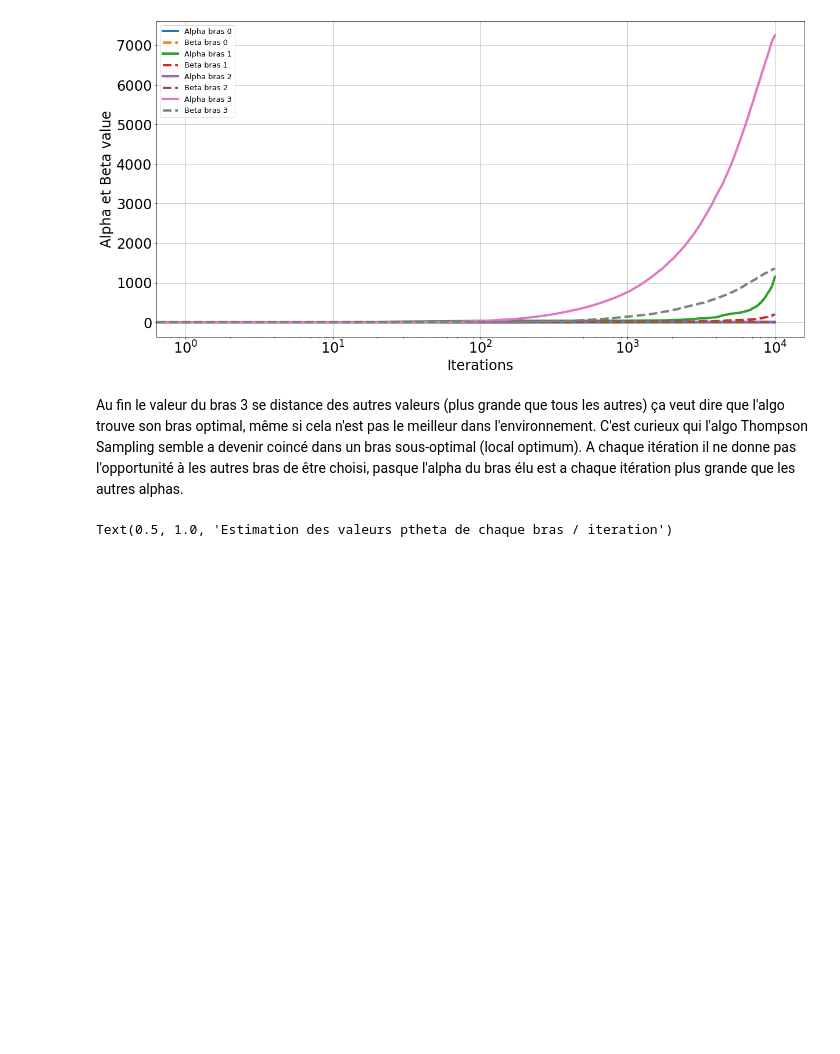
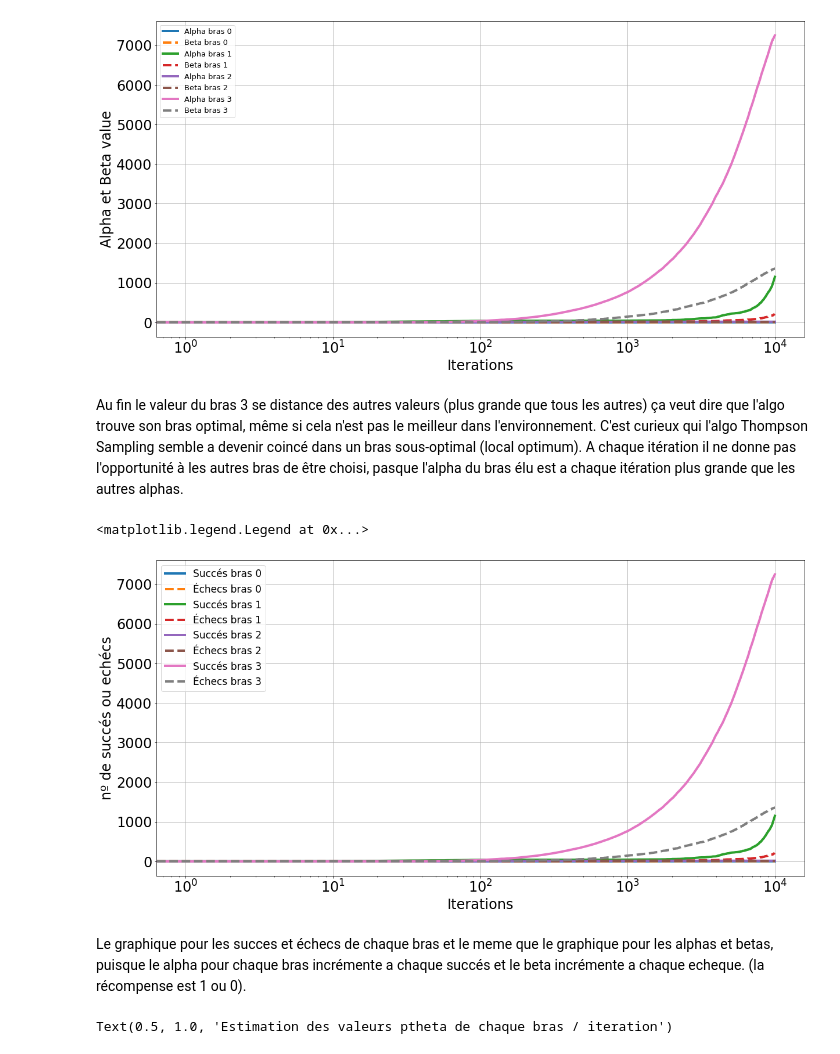
Before and after one commit to SrtaCamelo/I3A_AR, a Jupyter notebook: TP01_02/Bandits_tp1.2_Strategies_Camelo.ipynb, the cells around one changed output. Cells and saved outputs as stored; diff of their text form; code cells hidden in the pictures; blank space fills up the shorter version.

Commit message:
Update TP01 et 02, graphique sur echecs et succes TS bandit

```diff
--- a/TP01_02/Bandits_tp1.2_Strategies_Camelo.ipynb
+++ b/TP01_02/Bandits_tp1.2_Strategies_Camelo.ipynb
@@ -505,7 +511,7 @@ except:
 thompson_algo = bandits.ThompsonSamplingAlgorithm(n_arms=bandits_pb.n_arms)
 # On choisit un bras et on observe la récompense, le tout 15 fois
 for i in range(15):
-    i_arm = thompson_algo.get_action()  # Choix du bras par l'algo
+    i_arm, a,b = thompson_algo.get_action()  # Choix du bras par l'algo
     r = bandits_pb.step(i_arm)  # Récompense obtenue
     thompson_algo.fit_step(action=i_arm, reward=r)  # mise à jour de l'algo
     print('Bras {} -> récompense {}'.format(i_arm, r))
@@ -536,6 +542,9 @@ selected_arms_thompson = np.empty(n_draws)
 alphas = []
 betas = []
 
+echecs = []
+succes = []
+
 for i in range(n_draws):
     i_arm,alpha, beta = thompson_algo.get_action()  # Choix du bras par l'algo
     r = bandits_pb.step(i_arm)  # Récompense obtenue
@@ -546,6 +555,21 @@ for i in range(n_draws):
     alphas.append(np.array(alpha))
     betas.append(np.array(beta))
 
+    s = np.zeros(bandits_pb.n_arms)
+    e = np.zeros(bandits_pb.n_arms)
+
+    if r:
+        s[i_arm] = 1
+
+    else:
+
+        e[i_arm] = 1
+
+    echecs.append(e)
+    succes.append(s)
+
+
+
 # Calcul du regret sur une simu
 #r_max = np.max(thompson_algo._value_estimates)  # Gain moyen du bras optimal au fin du simu (on utilize Q, pas true_values)
 cum_reward_thompson = np.cumsum(rewards_thompson)  # Récompenses cumulées
@@ -591,6 +621,30 @@ plt.legend( prop={"size":13})
 [figure]
 # %% [markdown]
 Au fin le valeur du bras 3 se distance des autres valeurs (plus grande que tous les autres) ça veut dire que l'algo trouve son bras optimal, même si cela n'est pas le meilleur dans l'environnement. C'est curieux qui l'algo Thompson Sampling semble a devenir coincé dans un bras sous-optimal (local optimum). A chaque itération il ne donne pas l'opportunité à les autres bras de être choisi, pasque l'alpha du bras élu est a chaque itération plus grande que les autres alphas.
+# %%
+for i in range(bandits_pb.n_arms):
+
+    succes_armi = np.empty(n_draws)
+    echecs_armi = np.empty(n_draws)
+    for d in range(n_draws):
+        succes_armi[d] = succes[d][i]
+        echecs_armi[d] = echecs[d][i]
+
+    plt.semilogx(np.cumsum(succes_armi), label='Succés bras '+str(i)) #/ np.arange(1, n_draws+1)
+    plt.semilogx(np.cumsum(echecs_armi),'--', label='Échecs bras '+str(i))
+# On trace le gain moyen en fonction des itérations
+#plt.semilogx([0, n_draws-1], [best_arm, true_max], '--g', label='Bras Optimal au fin')
+#plt.semilogx(cum_reward_thompson / np.arange(1, n_draws+1), label='TS Moyanne')
+
+#plt.semilogx(ucbs_all[1] / np.arange(1, n_draws+1), label='bras 0')
+plt.xlabel('Iterations')
+plt.ylabel('nº de succés ou echécs')
+plt.legend( prop={"size":17})
+# %% [output]
+<matplotlib.legend.Legend at 0x...>
+[figure, added]
+# %% [markdown]
+Le graphique pour les succes et échecs de chaque bras et le meme que le graphique pour les alphas et betas, puisque le alpha pour chaque bras incrémente a chaque succés et le beta incrémente a chaque echeque. (la récompense est 1 ou 0).
 # %%
 for i in range(bandits_pb.n_arms):
 
```
Also changed, not shown: parts of 21 cells of this notebook.
